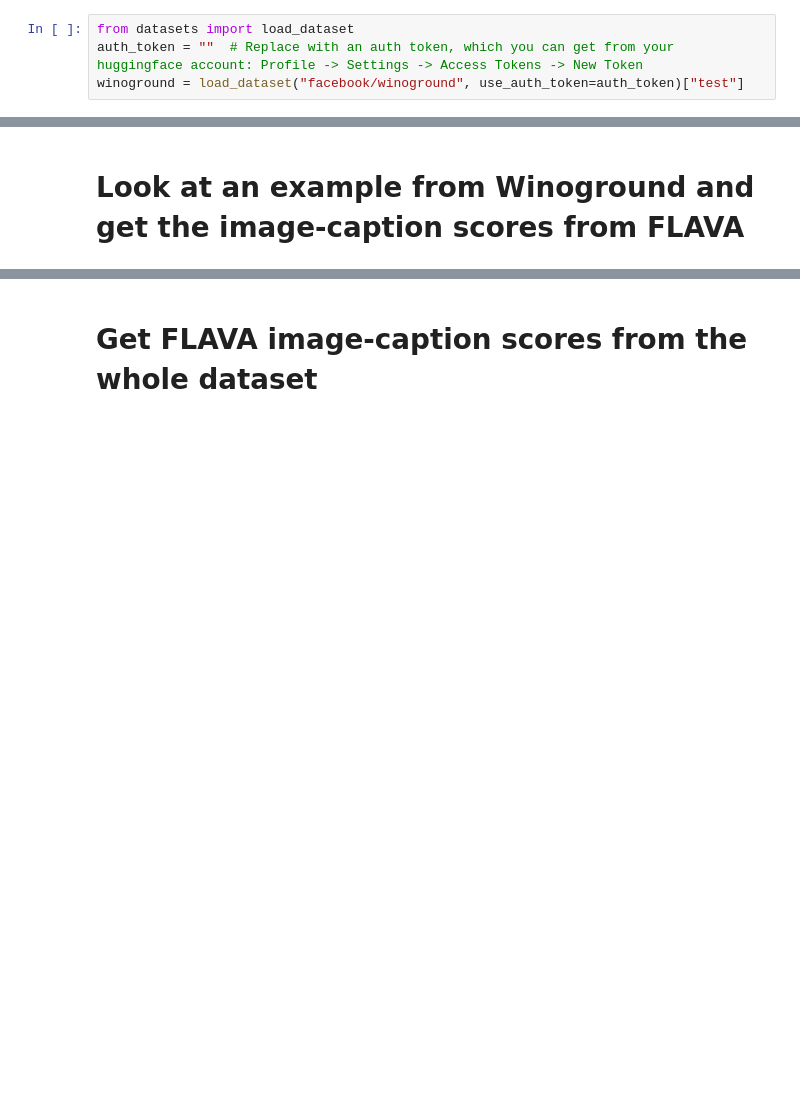
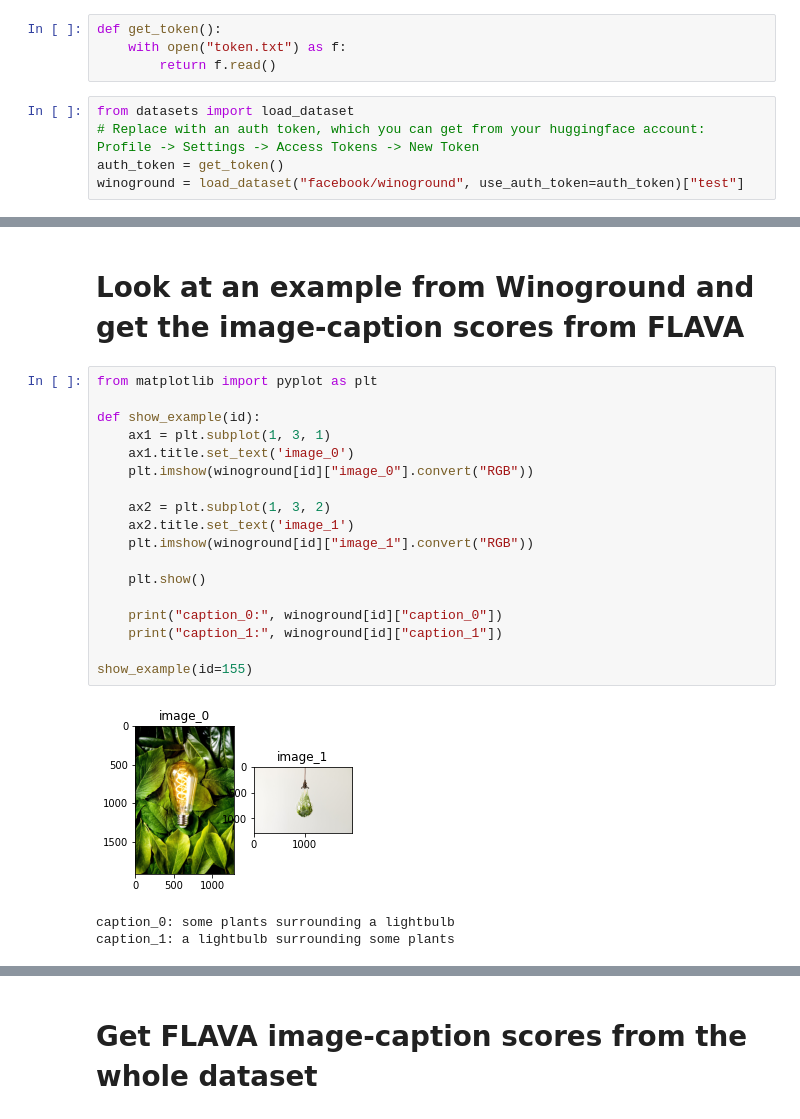
Before and after one commit to juletx/spatial-reasoning, a Jupyter notebook: winoground-flava-example.ipynb, the cells around one changed output, grey strips where cells are left out. Drawn from its saved outputs; the diff is of its cells as text; blank space fills up the shorter version.

```diff
--- a/winoground-flava-example.ipynb
+++ b/winoground-flava-example.ipynb
@@ -7,7 +36,12 @@
 # Load Winoground (enter a huggingface user token or it will fail)
 
 Easily get a token by logging into https://huggingface.co/, clicking on your user profile -> settings -> access tokens -> new token
+# %%
+def get_token():
+    with open("token.txt") as f:
+        return f.read()
 # %%
 from datasets import load_dataset
-auth_token = ""  # Replace with an auth token, which you can get from your huggingface account: Profile -> Settings -> Access Tokens -> New Token
+# Replace with an auth token, which you can get from your huggingface account: Profile -> Settings -> Access Tokens -> New Token
+auth_token = get_token()
 winoground = load_dataset("facebook/winoground", use_auth_token=auth_token)["test"]
@@ -19,4 +56,26 @@ flava_model = FlavaForPreTraining.from_pretrained("facebook/flava-full").eval().
 flava_processor = FlavaProcessor.from_pretrained("facebook/flava-full")
 # %% [markdown]
 # Look at an example from Winoground and get the image-caption scores from FLAVA
+# %%
+from matplotlib import pyplot as plt
+
+def show_example(id):
+    ax1 = plt.subplot(1, 3, 1)
+    ax1.title.set_text('image_0')
+    plt.imshow(winoground[id]["image_0"].convert("RGB"))
+
+    ax2 = plt.subplot(1, 3, 2)
+    ax2.title.set_text('image_1')
+    plt.imshow(winoground[id]["image_1"].convert("RGB"))
+
+    plt.show()
+
+    print("caption_0:", winoground[id]["caption_0"])
+    print("caption_1:", winoground[id]["caption_1"])
+
+show_example(id=155)
+# %% [output]
+[figure, added]
+caption_0: some plants surrounding a lightbulb
+caption_1: a lightbulb surrounding some plants
 # %%
```
Also changed, not shown: parts of 10 cells of this notebook, 1 other file.
